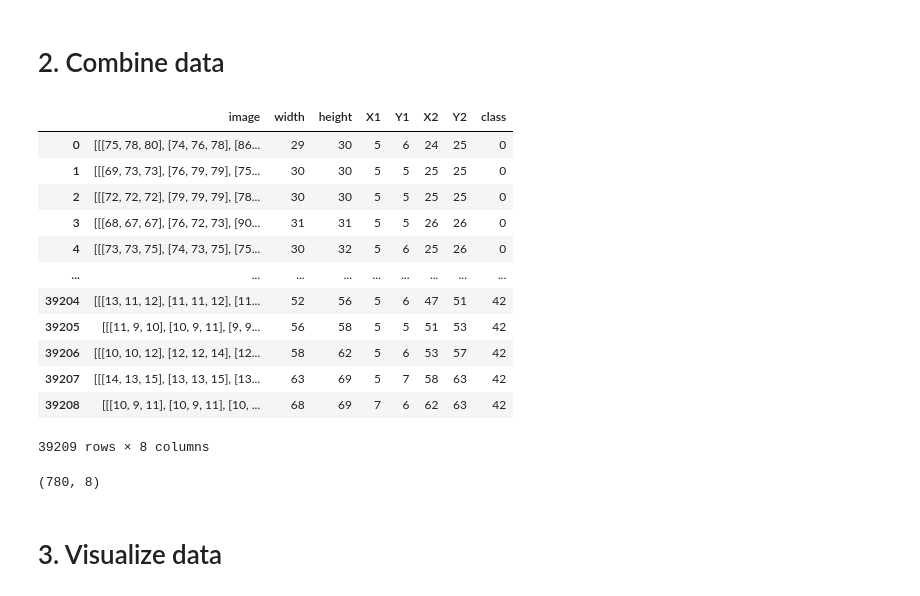
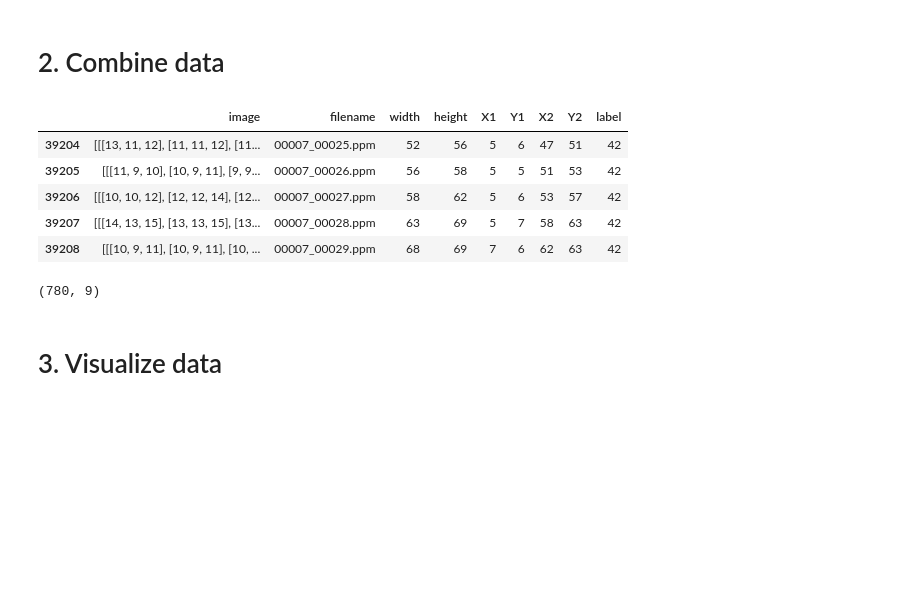
Before and after one commit to nbelhidane/Stop-Sign-Outlier-Detection, a Jupyter notebook: notebook_dataset.ipynb, the cells around one changed output. Drawn from its saved outputs; the diff is of its cells as text; code cells hidden in the pictures; blank space fills up the shorter version.

```diff
--- a/notebook_dataset.ipynb
+++ b/notebook_dataset.ipynb
@@ -7,13 +28,7 @@ This notebook ...
 # %%
-import cv2
-import matplotlib.pyplot as plt
-import glob
-import os
-from tqdm import tqdm
-
 images=[]
-path = 'GTSRB\Final_Training\Images'
-for filename in tqdm(glob.glob(os.path.join(path, '*\*.ppm'))):
+PATH = 'GTSRB\Final_Training\Images'
+for filename in tqdm(glob.glob(os.path.join(PATH, '*\*.ppm'))):
     img = cv2.imread(filename)
     img = cv2.cvtColor(img,cv2.COLOR_BGR2RGB)
     images.append(img)
@@ -26,8 +39,8 @@ images.shape
 (39209,)
 # %%
 labels = []
-for filename in tqdm(glob.glob(os.path.join(path, '*\*.csv'))):
-    labels.append(np.genfromtxt(filename, delimiter=';',skip_header=1))
+for filename in tqdm(glob.glob(os.path.join(PATH, '*\*.csv'))):
+    labels.append(np.genfromtxt(filename, delimiter=';',skip_header=1,dtype='unicode'))
 # %%
 labels = np.vstack(labels)
 labels.shape
@@ -40,30 +53,23 @@ all_data = np.column_stack((images,labels))
 # %%
 import pandas as pd
 
 df = pd.DataFrame(data=all_data)
-df = df.drop(columns=1)
-df = df.rename(columns={0: "image", 2: "width", 3: "height", 4: "X1", 5: "Y1", 6: "X2", 7: "Y2", 8: "class"})
-df
+df = df.astype({1: 'unicode', 2: 'int32', 3: 'int32', 4: 'int32', 5: 'int32', 6: 'int32', 7: 'int32', 8: 'int32'})
+df = df.rename(columns={1: "filename", 0: "image", 2: "width", 3: "height", 4: "X1", 5: "Y1", 6: "X2", 7: "Y2", 8: "label"})
+df.tail()
 # %% [output]
-|  | image | width | height | X1 | Y1 | X2 | Y2 | class |
-| 0 | [[[75, 78, 80], [74, 76, 78], [86... | 29 | 30 | 5 | 6 | 24 | 25 | 0 |
-| 1 | [[[69, 73, 73], [76, 79, 79], [75... | 30 | 30 | 5 | 5 | 25 | 25 | 0 |
-| 2 | [[[72, 72, 72], [79, 79, 79], [78... | 30 | 30 | 5 | 5 | 25 | 25 | 0 |
-| 3 | [[[68, 67, 67], [76, 72, 73], [90... | 31 | 31 | 5 | 5 | 26 | 26 | 0 |
-| 4 | [[[73, 73, 75], [74, 73, 75], [75... | 30 | 32 | 5 | 6 | 25 | 26 | 0 |
-| ... | ... | ... | ... | ... | ... | ... | ... | ... |
-| 39204 | [[[13, 11, 12], [11, 11, 12], [11... | 52 | 56 | 5 | 6 | 47 | 51 | 42 |
-| 39205 | [[[11, 9, 10], [10, 9, 11], [9, 9... | 56 | 58 | 5 | 5 | 51 | 53 | 42 |
-| 39206 | [[[10, 10, 12], [12, 12, 14], [12... | 58 | 62 | 5 | 6 | 53 | 57 | 42 |
-| 39207 | [[[14, 13, 15], [13, 13, 15], [13... | 63 | 69 | 5 | 7 | 58 | 63 | 42 |
-| 39208 | [[[10, 9, 11], [10, 9, 11], [10, ... | 68 | 69 | 7 | 6 | 62 | 63 | 42 |
+|  | image | filename | width | height | X1 | Y1 | X2 | Y2 | label |
+| 39204 | [[[13, 11, 12], [11, 11, 12], [11... | 00007_00025.ppm | 52 | 56 | 5 | 6 | 47 | 51 | 42 |
+| 39205 | [[[11, 9, 10], [10, 9, 11], [9, 9... | 00007_00026.ppm | 56 | 58 | 5 | 5 | 51 | 53 | 42 |
+| 39206 | [[[10, 10, 12], [12, 12, 14], [12... | 00007_00027.ppm | 58 | 62 | 5 | 6 | 53 | 57 | 42 |
+| 39207 | [[[14, 13, 15], [13, 13, 15], [13... | 00007_00028.ppm | 63 | 69 | 5 | 7 | 58 | 63 | 42 |
+| 39208 | [[[10, 9, 11], [10, 9, 11], [10, ... | 00007_00029.ppm | 68 | 69 | 7 | 6 | 62 | 63 | 42 |
-39209 rows × 8 columns
 # %%
-df_stop = df[df['class'] == 14]
+df_stop = df[df['label'] == 14]
 df_stop = df_stop.reset_index(drop=True)
 df_stop.shape
 # %% [output]
-(780, 8)
+(780, 9)
 # %% [markdown]
 # 3. Visualize data
 # %%
```
Also changed, not shown: parts of 29 cells of this notebook.
